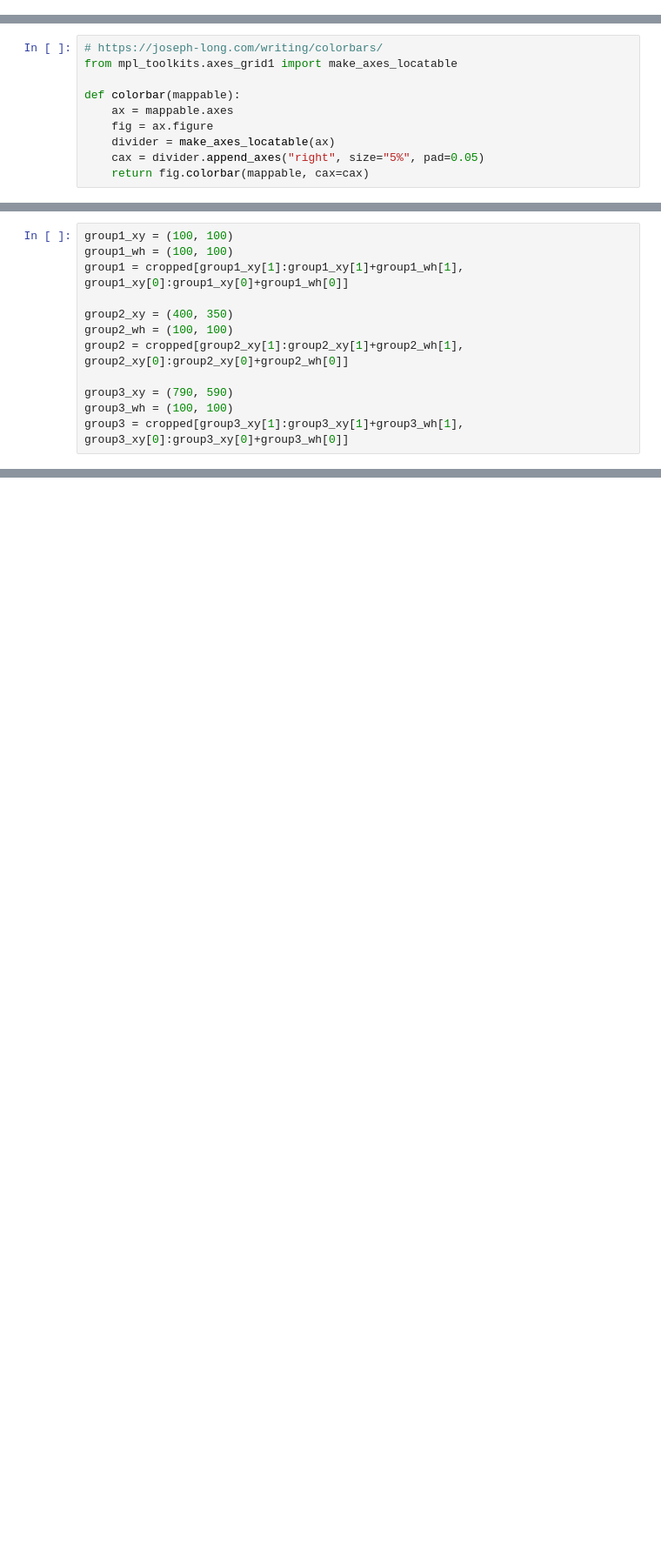
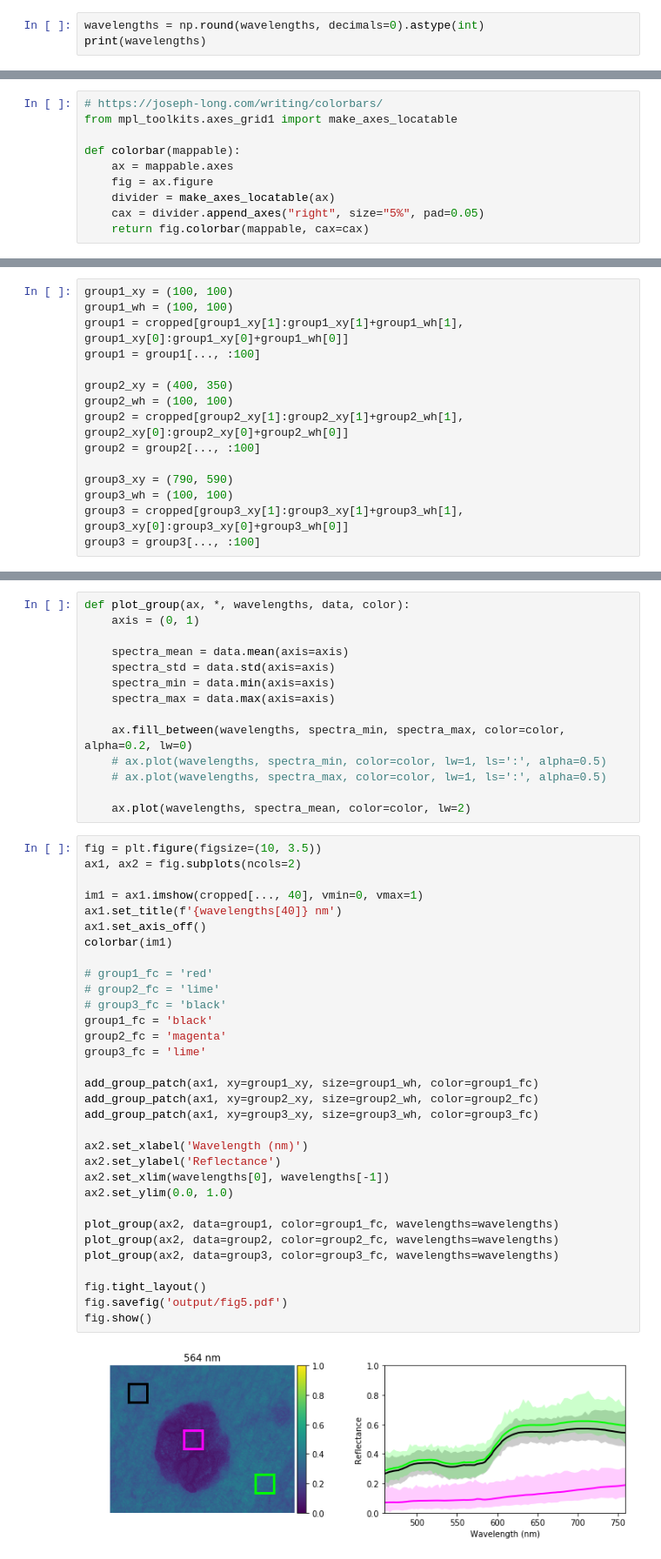
Before and after one commit to thomasjo/hypernevus-prototype, a Jupyter notebook: notebooks/WIREs Review/Simple Figures.ipynb, the cells around one changed output, grey strips where cells are left out. Shown at 87% size. Cells and saved outputs as stored; diff of their text form; blank space fills up the shorter version.

Commit message:
Tweak figures

```diff
--- a/notebooks/WIREs Review/Simple Figures.ipynb
+++ b/notebooks/WIREs Review/Simple Figures.ipynb
@@ -100,3 +92,6 @@ print(wavelengths)
  649.04 651.97 654.93 657.75 660.5  663.63 666.51 669.53 672.59 675.
  678.46 682.67 687.25 691.66 696.16 700.39 704.64 708.56 712.78 716.63
  720.81 725.04 729.34 733.99 738.38 742.65 746.64 751.27 755.19 759.42]
+# %%
+wavelengths = np.round(wavelengths, decimals=0).astype(int)
+print(wavelengths)
@@ -139,11 +141,14 @@ fig.show()
 group1_xy = (100, 100)
 group1_wh = (100, 100)
 group1 = cropped[group1_xy[1]:group1_xy[1]+group1_wh[1], group1_xy[0]:group1_xy[0]+group1_wh[0]]
+group1 = group1[..., :100]
 
 group2_xy = (400, 350)
 group2_wh = (100, 100)
 group2 = cropped[group2_xy[1]:group2_xy[1]+group2_wh[1], group2_xy[0]:group2_xy[0]+group2_wh[0]]
+group2 = group2[..., :100]
 
 group3_xy = (790, 590)
 group3_wh = (100, 100)
 group3 = cropped[group3_xy[1]:group3_xy[1]+group3_wh[1], group3_xy[0]:group3_xy[0]+group3_wh[0]]
+group3 = group3[..., :100]
@@ -227,0 +165,48 @@ fig.show()
+# %%
+def plot_group(ax, *, wavelengths, data, color):
+    axis = (0, 1)
+
+    spectra_mean = data.mean(axis=axis)
+    spectra_std = data.std(axis=axis)
+    spectra_min = data.min(axis=axis)
+    spectra_max = data.max(axis=axis)
+
+    ax.fill_between(wavelengths, spectra_min, spectra_max, color=color, alpha=0.2, lw=0)
+    # ax.plot(wavelengths, spectra_min, color=color, lw=1, ls=':', alpha=0.5)
+    # ax.plot(wavelengths, spectra_max, color=color, lw=1, ls=':', alpha=0.5)
+
+    ax.plot(wavelengths, spectra_mean, color=color, lw=2)
+# %%
+fig = plt.figure(figsize=(10, 3.5))
+ax1, ax2 = fig.subplots(ncols=2)
+
+im1 = ax1.imshow(cropped[..., 40], vmin=0, vmax=1)
+ax1.set_title(f'{wavelengths[40]} nm')
+ax1.set_axis_off()
+colorbar(im1)
+
+# group1_fc = 'red'
+# group2_fc = 'lime'
+# group3_fc = 'black'
+group1_fc = 'black'
+group2_fc = 'magenta'
+group3_fc = 'lime'
+
+add_group_patch(ax1, xy=group1_xy, size=group1_wh, color=group1_fc)
+add_group_patch(ax1, xy=group2_xy, size=group2_wh, color=group2_fc)
+add_group_patch(ax1, xy=group3_xy, size=group3_wh, color=group3_fc)
+
+ax2.set_xlabel('Wavelength (nm)')
+ax2.set_ylabel('Reflectance')
+ax2.set_xlim(wavelengths[0], wavelengths[-1])
+ax2.set_ylim(0.0, 1.0)
+
+plot_group(ax2, data=group1, color=group1_fc, wavelengths=wavelengths)
+plot_group(ax2, data=group2, color=group2_fc, wavelengths=wavelengths)
+plot_group(ax2, data=group3, color=group3_fc, wavelengths=wavelengths)
+
+fig.tight_layout()
+fig.savefig('output/fig5.pdf')
+fig.show()
+# %% [output]
+[figure, added]
```
Also changed, not shown: parts of 5 cells of this notebook.
